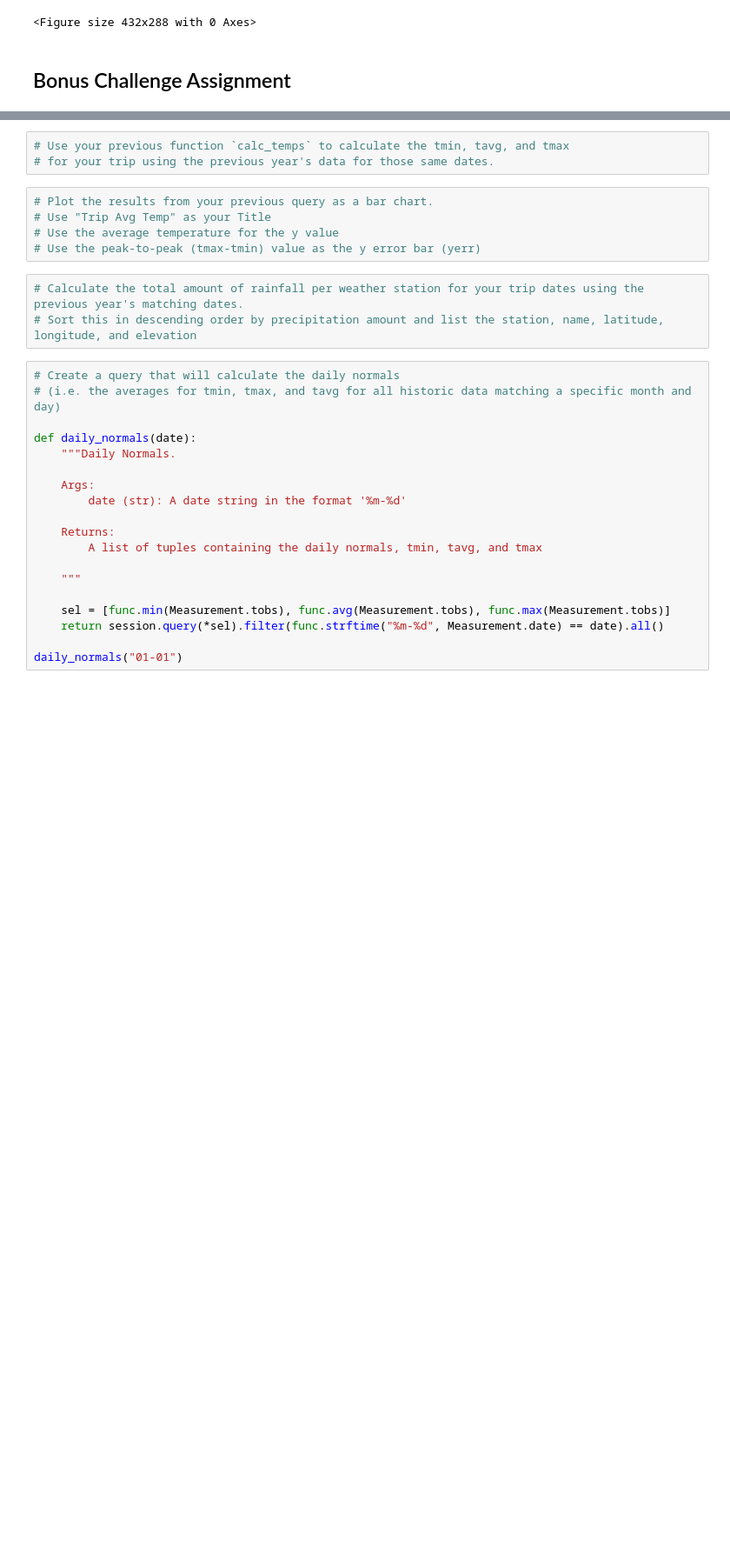
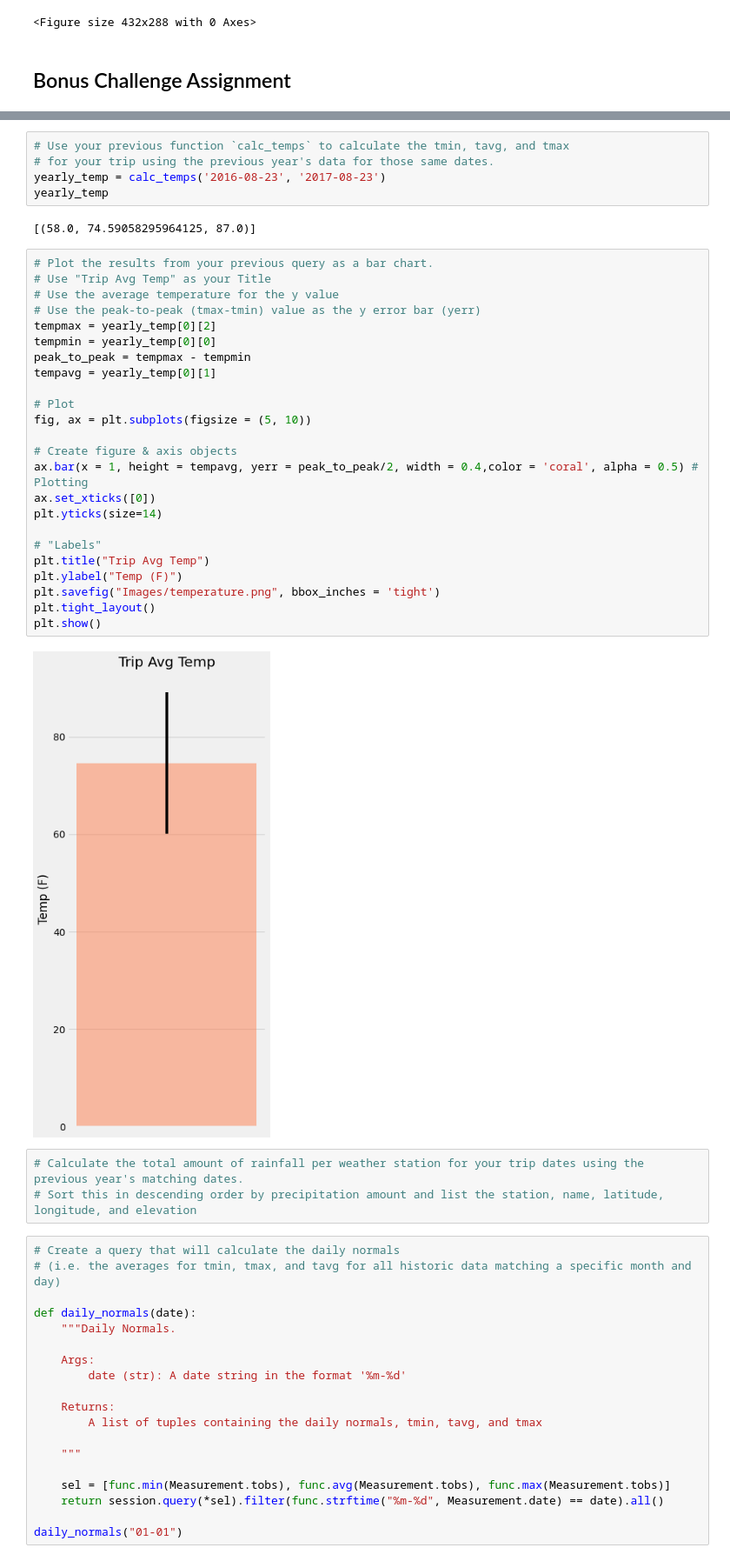
Before and after one commit to cdalsania/sqlalchemy-challenge, a Jupyter notebook: climate_starter.ipynb, the cells around one changed output, grey strips where cells are left out. Shown: that part at 87% size. Saved outputs shown, nothing was run; the diff lists cells and outputs as text; blank space fills up the shorter version.

Commit message:
analyzed the temperature and created temprature image

```diff
--- a/climate_starter.ipynb
+++ b/climate_starter.ipynb
@@ -194,11 +196,36 @@ print(calc_temps('2012-02-28', '2012-03-05'))
 # %%
 # Use your previous function `calc_temps` to calculate the tmin, tavg, and tmax
 # for your trip using the previous year's data for those same dates.
+yearly_temp = calc_temps('2016-08-23', '2017-08-23')
+yearly_temp
+# %% [output]
+[(58.0, 74.59058295964125, 87.0)]
 # %%
 # Plot the results from your previous query as a bar chart.
 # Use "Trip Avg Temp" as your Title
 # Use the average temperature for the y value
 # Use the peak-to-peak (tmax-tmin) value as the y error bar (yerr)
+tempmax = yearly_temp[0][2]
+tempmin = yearly_temp[0][0]
+peak_to_peak = tempmax - tempmin
+tempavg = yearly_temp[0][1]
+
+# Plot
+fig, ax = plt.subplots(figsize = (5, 10))
+
+# Create figure & axis objects
+ax.bar(x = 1, height = tempavg, yerr = peak_to_peak/2, width = 0.4,color = 'coral', alpha = 0.5) # Plotting
+ax.set_xticks([0])
+plt.yticks(size=14)
+
+# "Labels"
+plt.title("Trip Avg Temp")
+plt.ylabel("Temp (F)")
+plt.savefig("Images/temperature.png", bbox_inches = 'tight')
+plt.tight_layout()
+plt.show()
+# %% [output]
+[figure, added]
 # %%
 # Calculate the total amount of rainfall per weather station for your trip dates using the previous year's matching dates.
 # Sort this in descending order by precipitation amount and list the station, name, latitude, longitude, and elevation
```
Also changed, not shown: parts of 1 cell of this notebook.
